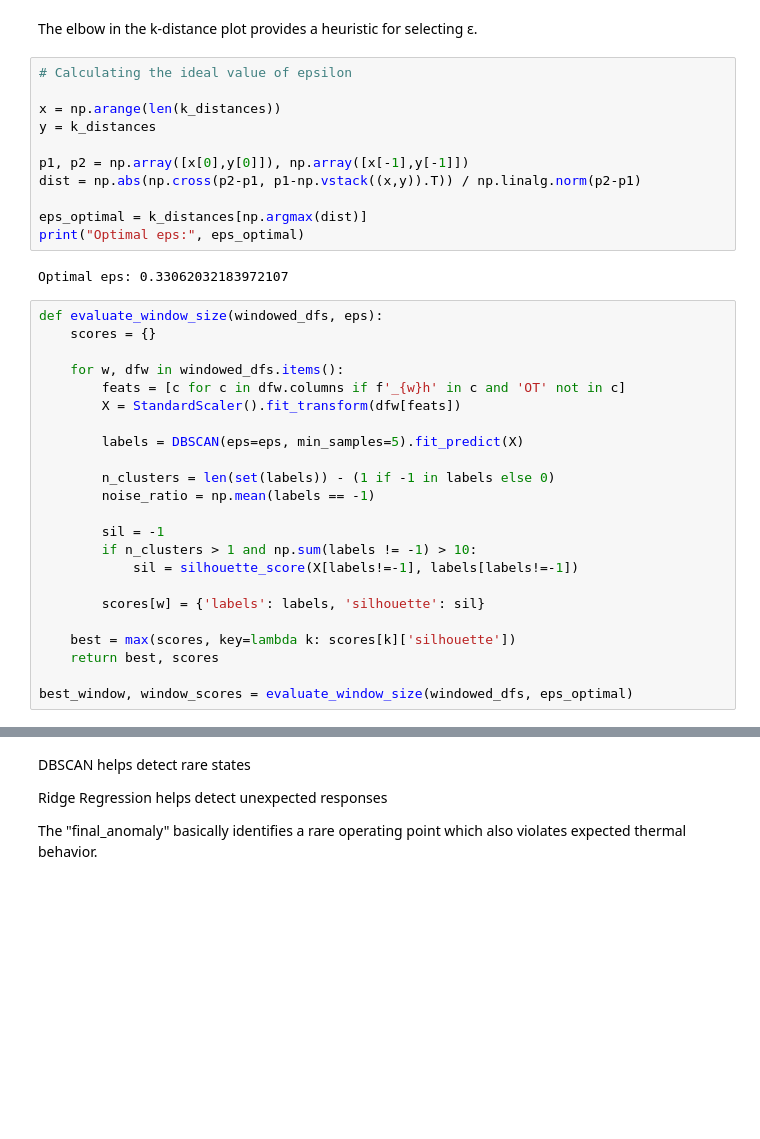
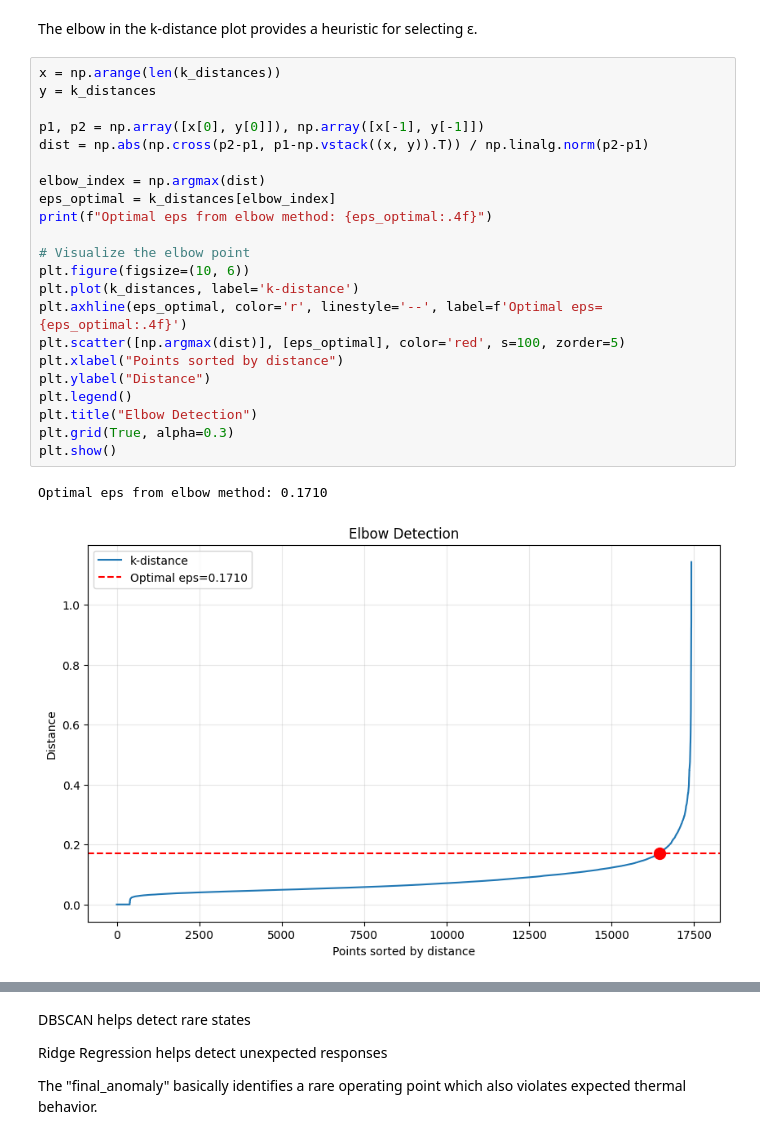
Before and after one commit to AadityaThakkar21/Prognostics-and-Health-Management-of-Power-Transformers, a Jupyter notebook: main/dbscan_ridge.ipynb, the cells around one changed output, grey strips where cells are left out. Cells and saved outputs as stored; diff of their text form; blank space fills up the shorter version.

```diff
--- a/main/dbscan_ridge.ipynb
+++ b/main/dbscan_ridge.ipynb
@@ -52,38 +87,27 @@ plt.show()
 # %% [markdown]
 The elbow in the k-distance plot provides a heuristic for selecting ε.
 # %%
-# Calculating the ideal value of epsilon
-
 x = np.arange(len(k_distances))
 y = k_distances
 
-p1, p2 = np.array([x[0],y[0]]), np.array([x[-1],y[-1]])
-dist = np.abs(np.cross(p2-p1, p1-np.vstack((x,y)).T)) / np.linalg.norm(p2-p1)
+p1, p2 = np.array([x[0], y[0]]), np.array([x[-1], y[-1]])
+dist = np.abs(np.cross(p2-p1, p1-np.vstack((x, y)).T)) / np.linalg.norm(p2-p1)
 
-eps_optimal = k_distances[np.argmax(dist)]
-print("Optimal eps:", eps_optimal)
+elbow_index = np.argmax(dist)
+eps_optimal = k_distances[elbow_index]
+print(f"Optimal eps from elbow method: {eps_optimal:.4f}")
+
+# Visualize the elbow point
+plt.figure(figsize=(10, 6))
+plt.plot(k_distances, label='k-distance')
+plt.axhline(eps_optimal, color='r', linestyle='--', label=f'Optimal eps={eps_optimal:.4f}')
+plt.scatter([np.argmax(dist)], [eps_optimal], color='red', s=100, zorder=5)
+plt.xlabel("Points sorted by distance")
+plt.ylabel("Distance")
+plt.legend()
+plt.title("Elbow Detection")
+plt.grid(True, alpha=0.3)
+plt.show()
 # %% [output]
-Optimal eps: 0.33062032183972107
+Optimal eps from elbow method: 0.1710
+[figure, added]
-# %%
-def evaluate_window_size(windowed_dfs, eps):
-    scores = {}
-
-    for w, dfw in windowed_dfs.items():
-        feats = [c for c in dfw.columns if f'_{w}h' in c and 'OT' not in c]
-        X = StandardScaler().fit_transform(dfw[feats])
-
-        labels = DBSCAN(eps=eps, min_samples=5).fit_predict(X)
-
-        n_clusters = len(set(labels)) - (1 if -1 in labels else 0)
-        noise_ratio = np.mean(labels == -1)
-
-        sil = -1
-        if n_clusters > 1 and np.sum(labels != -1) > 10:
-            sil = silhouette_score(X[labels!=-1], labels[labels!=-1])
-
-        scores[w] = {'labels': labels, 'silhouette': sil}
-
-    best = max(scores, key=lambda k: scores[k]['silhouette'])
-    return best, scores
-
-best_window, window_scores = evaluate_window_size(windowed_dfs, eps_optimal)
```
Also changed, not shown: parts of 12 cells of this notebook, 3 other files.
